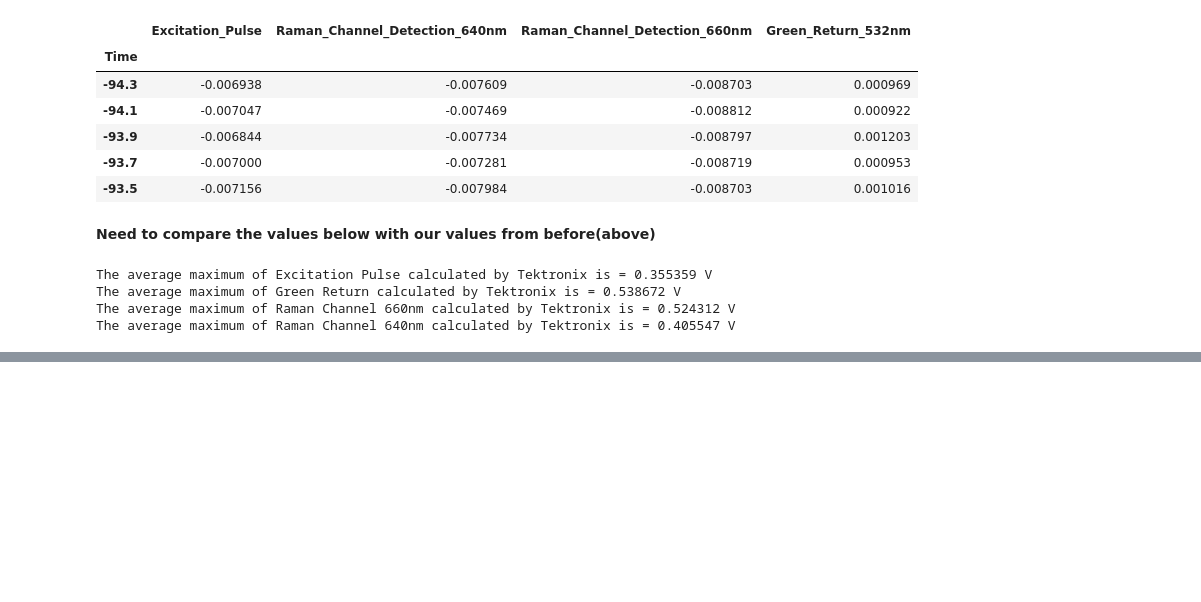
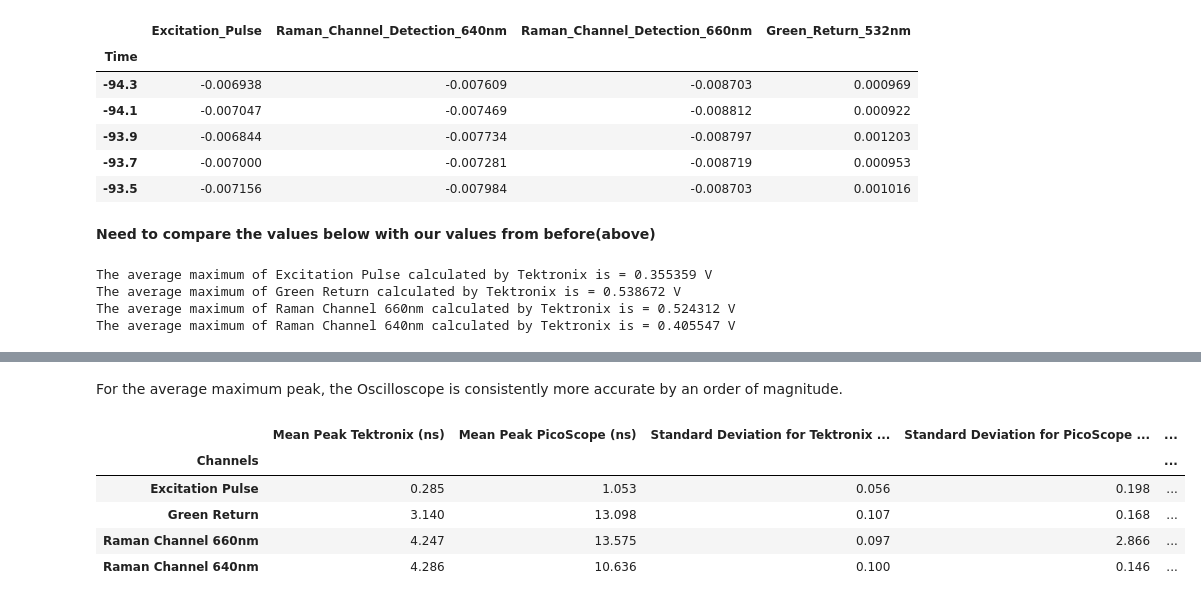
Before and after one commit to Herman1429/Water-Project, a Jupyter notebook: Required Report Codes.ipynb, the cells around one changed output, grey strips where cells are left out. Drawn from its saved outputs; the diff is of its cells as text; code cells hidden in the pictures; blank space fills up the shorter version.

```diff
--- a/Required Report Codes.ipynb
+++ b/Required Report Codes.ipynb
@@ -460,0 +477,14 @@ The average maximum of Raman Channel 640nm calculated by Tektronix is = 0.405547
+# %% [markdown]
+For the average maximum peak, the Oscilloscope is consistently more accurate by an order of magnitude.
+# %%
+timeOfMeanPeak = pd.read_excel("Mean and StDev of various channels/Mean&StDev_timeOfmaxPeak.xlsx")
+timeOfMeanPeak.set_index("Channels",drop=True,inplace=True)
+
+timeOfMeanPeak.head()
+# %% [output]
+|  | Mean Peak Tektronix (ns) | Mean Peak PicoScope (ns) | Standard Deviation for Tektronix ... | Standard Deviation for PicoScope ... | ... |
+| Channels |  |  |  |  | ... |
+| Excitation Pulse | 0.285 | 1.053 | 0.056 | 0.198 | ... |
+| Green Return | 3.140 | 13.098 | 0.107 | 0.168 | ... |
+| Raman Channel 660nm | 4.247 | 13.575 | 0.097 | 2.866 | ... |
+| Raman Channel 640nm | 4.286 | 10.636 | 0.100 | 0.146 | ... |
```
Also changed, not shown: parts of 8 cells of this notebook, 4 other files.
